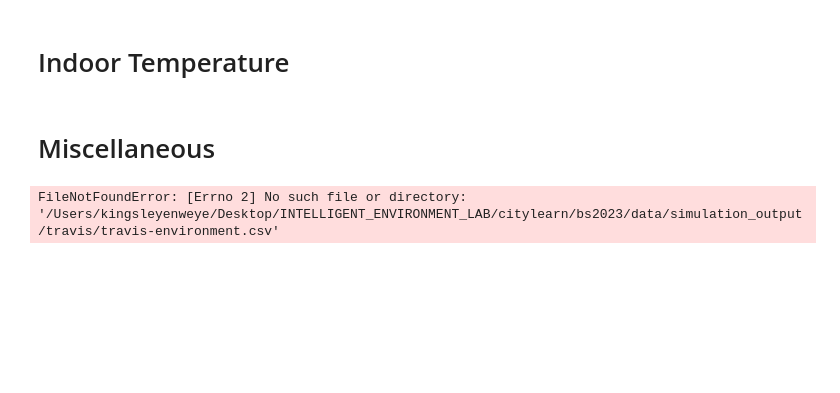
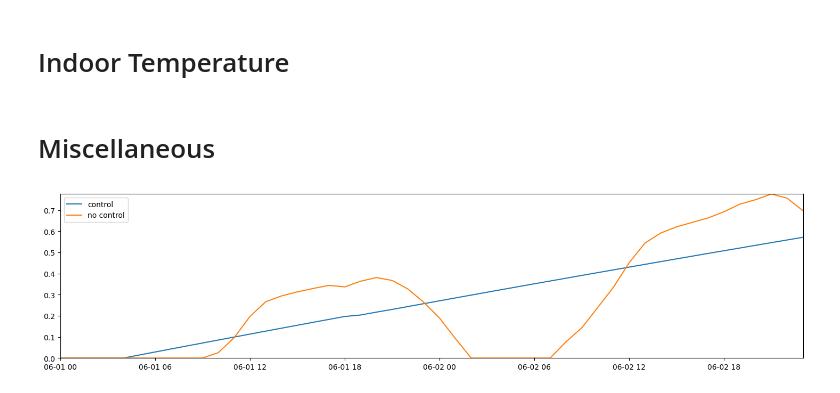
Before and after one commit to LennardSchaap/citylearn_benchmark, a Jupyter notebook: analysis/general.ipynb, the cells around one changed output. Drawn from its saved outputs; the diff is of its cells as text; code cells hidden in the pictures; blank space fills up the shorter version.

```diff
--- a/analysis/general.ipynb
+++ b/analysis/general.ipynb
@@ -157,30 +273,30 @@ for n, d in zip(NEIGHBORHOOD_NAMES, NEIGHBORHOOD_DIRECTORIES):
 # %% [markdown]
 # Miscellaneous
 # %%
-data = pd.read_csv('/Users/kingsleyenweye/Desktop/INTELLIGENT_ENVIRONMENT_LAB/citylearn/bs2023/data/simulation_output/travis/travis-environment.csv')
+data = pd.read_csv('/home/wortel/Documents/citylearn_benchmark/benchmark/data/simulation_output/tx_travis_county_neighborhood_5_TD3/tx_travis_county_neighborhood_5_TD3-environment.csv')
 data['timestamp'] = pd.to_datetime(data['timestamp'])
 data = data[data['episode']==3].copy()
 building_names = data['building_name'].unique()
-# %% [output]
-FileNotFoundError: [Errno 2] No such file or directory: '/Users/kingsleyenweye/Desktop/INTELLIGENT_ENVIRONMENT_LAB/citylearn/bs2023/data/simulation_output/travis/travis-environment.csv'
 # %%
 fig, ax = plt.subplots(1, 1, figsize=(18,4))
 start_timestamp = '2018-06-01 00:00:00'
 end_timestamp = '2018-06-2 23:00:00'
 plot_data = data[
     (data['timestamp'] >= start_timestamp)
     & (data['timestamp'] <= end_timestamp)
     & (data['building_name'] == building_names[3])
 ].copy()
 x = plot_data['timestamp']
-y1 = plot_data['net_electricity_consumption']
-y2 = plot_data['net_electricity_consumption_without_storage']
+# y1 = plot_data['net_electricity_consumption']
+# y2 = plot_data['net_electricity_consumption_without_storage']
 y1 = plot_data['dhw_storage_soc']
 y2 = plot_data['electrical_storage_soc']
 ax.plot(x, y1, label='control')
 ax.plot(x, y2, label='no control')
 ax.legend()
 plt.show()
+# %% [output]
+[figure, added]
 # %%
 kpis = pd.read_csv('/Users/kingsleyenweye/Desktop/INTELLIGENT_ENVIRONMENT_LAB/citylearn/bs2023/data/simulation_output/travis/travis-kpi.csv')
 kpis = kpis[kpis['level']=='district']
```
Also changed, not shown: parts of 6 cells of this notebook, 5 other files.
